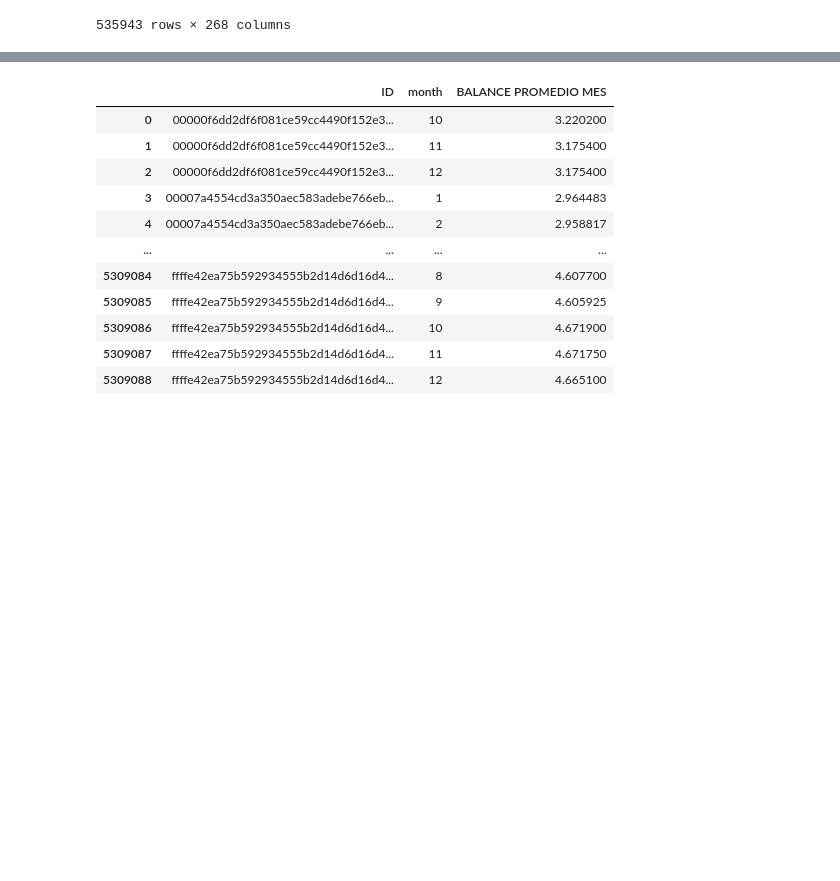
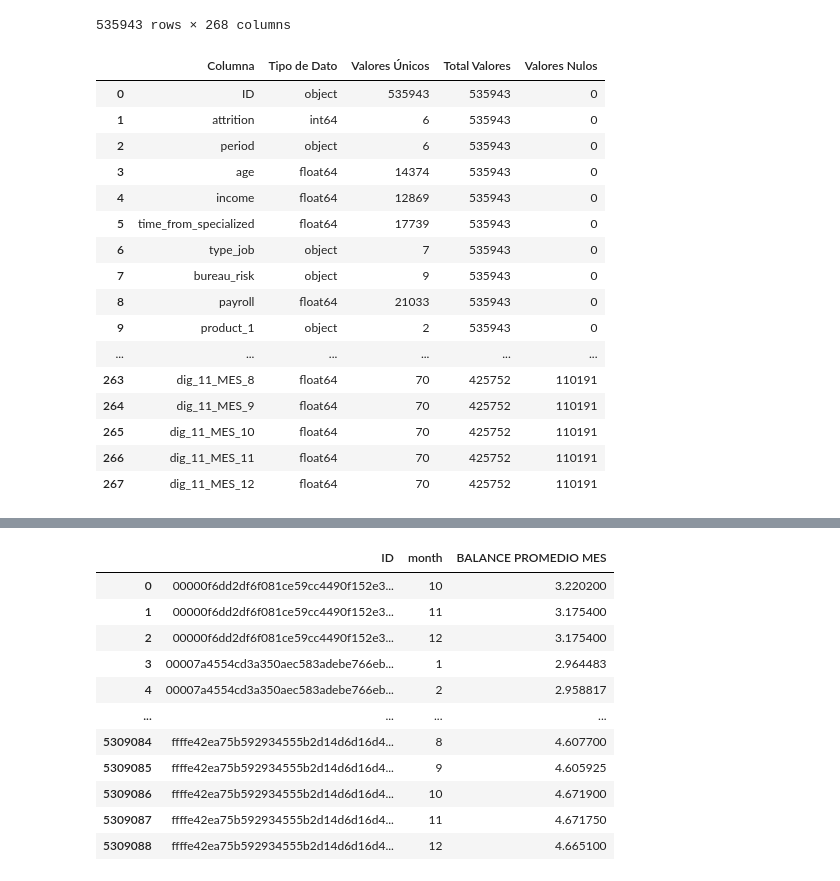
Before and after one commit to davidsosaolea/BBVA_Data_Challenge_2023, a Jupyter notebook: Notebook_bbva.ipynb, the cells around one changed output, grey strips where cells are left out. Drawn from its saved outputs; the diff is of its cells as text; code cells hidden in the pictures; blank space fills up the shorter version.

```diff
--- a/Notebook_bbva.ipynb
+++ b/Notebook_bbva.ipynb
@@ -302,3 +302,32 @@ merged_df_3
 | 535941 | 90628576b8ad4acdf6a485d50fe83ec44... | 0 | period_1 | 4.0516 | 4.5814 | 3.9744 | type_2 | category_3 | 4.5762 | ... |
 | 535942 | ef6059d4bf47a00791f43bcd185c16f06... | 0 | period_1 | 4.4848 | 4.4050 | 4.9278 | type_2 | category_7 | 4.4243 | ... |
 535943 rows × 268 columns
+# %%
+# Configurar pandas para mostrar todas las filas y columnas
+pd.set_option('display.max_rows', None)
+pd.set_option('display.max_columns', None)
+
+# Mostrar el DataFrame
+obtener_resumen_valores_unicos(merged_df_3)
+
+# # Restaurar la configuración original
+# pd.reset_option('display.max_rows')
+# pd.reset_option('display.max_columns')
+# %% [output]
+|  | Columna | Tipo de Dato | Valores Únicos | Total Valores | Valores Nulos |
+| 0 | ID | object | 535943 | 535943 | 0 |
+| 1 | attrition | int64 | 6 | 535943 | 0 |
+| 2 | period | object | 6 | 535943 | 0 |
+| 3 | age | float64 | 14374 | 535943 | 0 |
+| 4 | income | float64 | 12869 | 535943 | 0 |
+| 5 | time_from_specialized | float64 | 17739 | 535943 | 0 |
+| 6 | type_job | object | 7 | 535943 | 0 |
+| 7 | bureau_risk | object | 9 | 535943 | 0 |
+| 8 | payroll | float64 | 21033 | 535943 | 0 |
+| 9 | product_1 | object | 2 | 535943 | 0 |
+| ... | ... | ... | ... | ... | ... |
+| 263 | dig_11_MES_8 | float64 | 70 | 425752 | 110191 |
+| 264 | dig_11_MES_9 | float64 | 70 | 425752 | 110191 |
+| 265 | dig_11_MES_10 | float64 | 70 | 425752 | 110191 |
+| 266 | dig_11_MES_11 | float64 | 70 | 425752 | 110191 |
+| 267 | dig_11_MES_12 | float64 | 70 | 425752 | 110191 |
```
Also changed, not shown: parts of 6 cells of this notebook, 1 other file.
